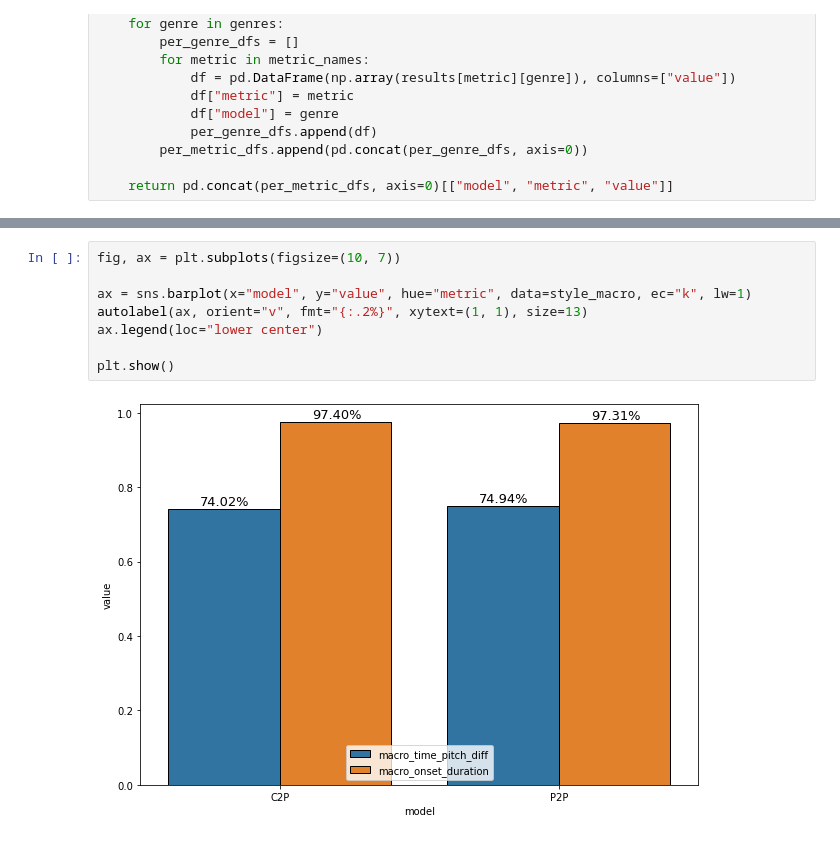
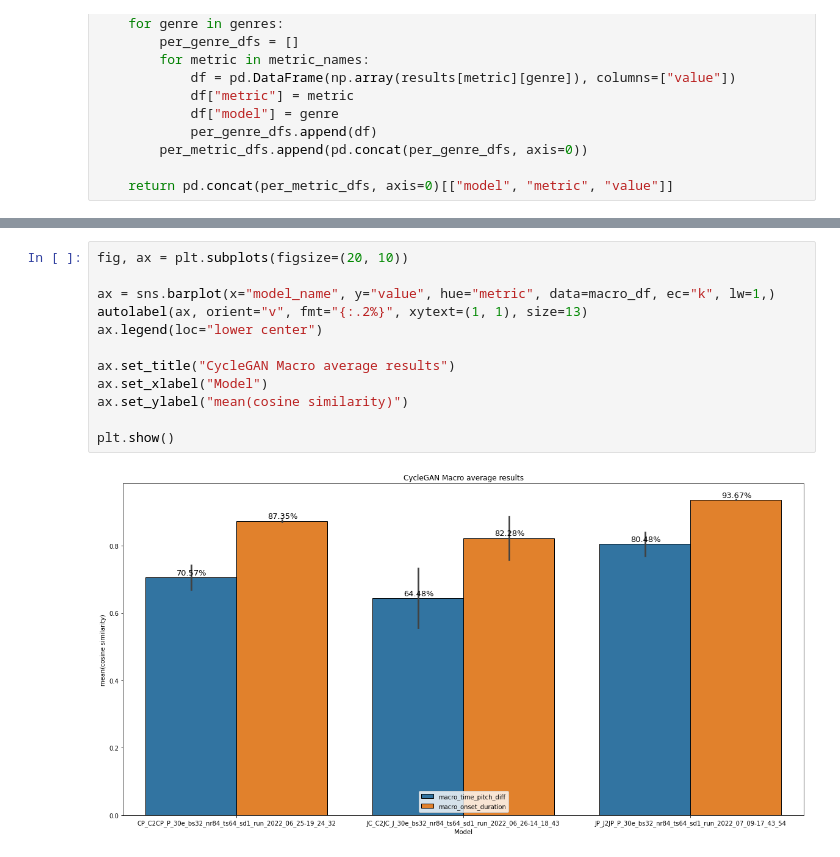
Before and after one commit to amaralcs/tf-cyclegan-music-style-transfer, a Jupyter notebook: notebooks/evaluate_results.ipynb, the cells around one changed output, grey strips where cells are left out. Saved outputs shown, nothing was run; the diff lists cells and outputs as text.

```diff
--- a/notebooks/evaluate_results.ipynb
+++ b/notebooks/evaluate_results.ipynb
@@ -89,10 +123,14 @@ plt.show()
 # %%
-fig, ax = plt.subplots(figsize=(10, 7))
+fig, ax = plt.subplots(figsize=(20, 10))
 
-ax = sns.barplot(x="model", y="value", hue="metric", data=style_macro, ec="k", lw=1)
+ax = sns.barplot(x="model_name", y="value", hue="metric", data=macro_df, ec="k", lw=1,)
 autolabel(ax, orient="v", fmt="{:.2%}", xytext=(1, 1), size=13)
 ax.legend(loc="lower center")
 
+ax.set_title("CycleGAN Macro average results")
+ax.set_xlabel("Model")
+ax.set_ylabel("mean(cosine similarity)")
+
 plt.show()
 # %% [output]
-[figure, old version]
+[figure, new version]
```
Also changed, not shown: parts of 3 cells of this notebook, 3 other files.
